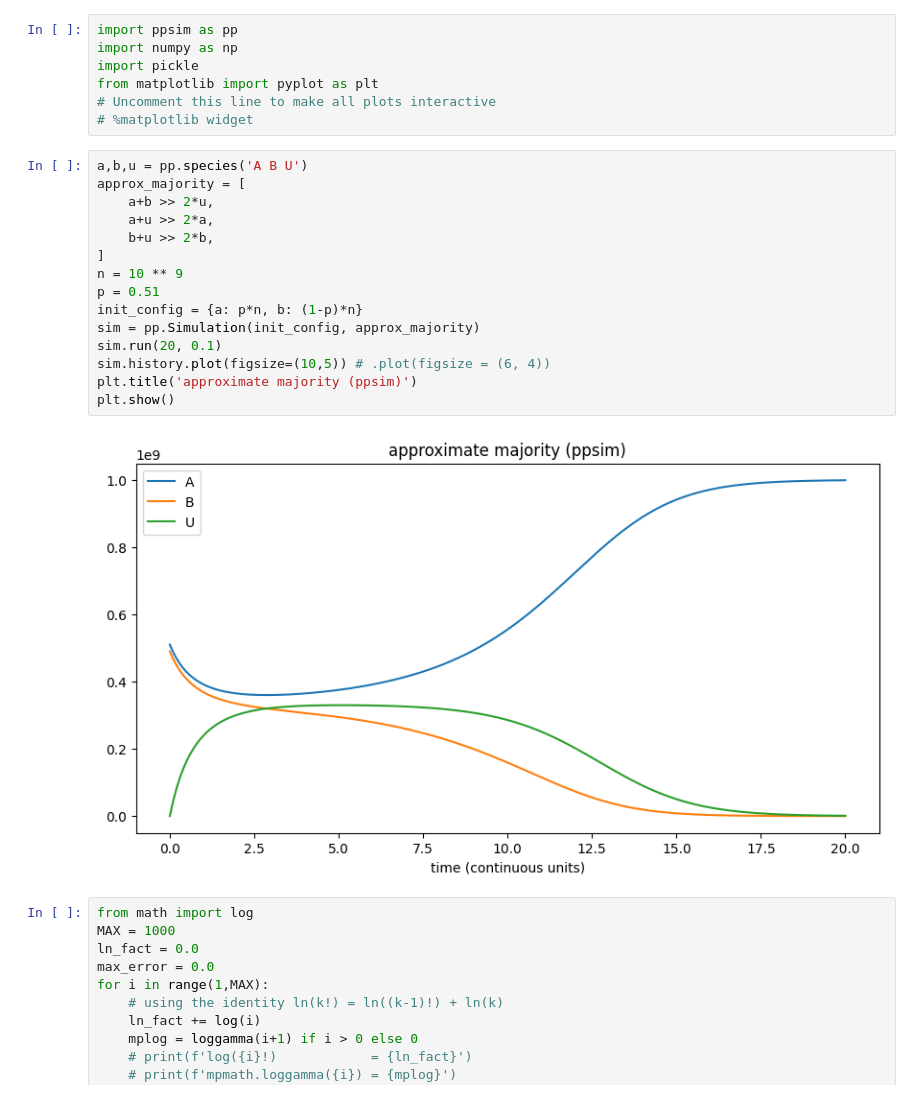
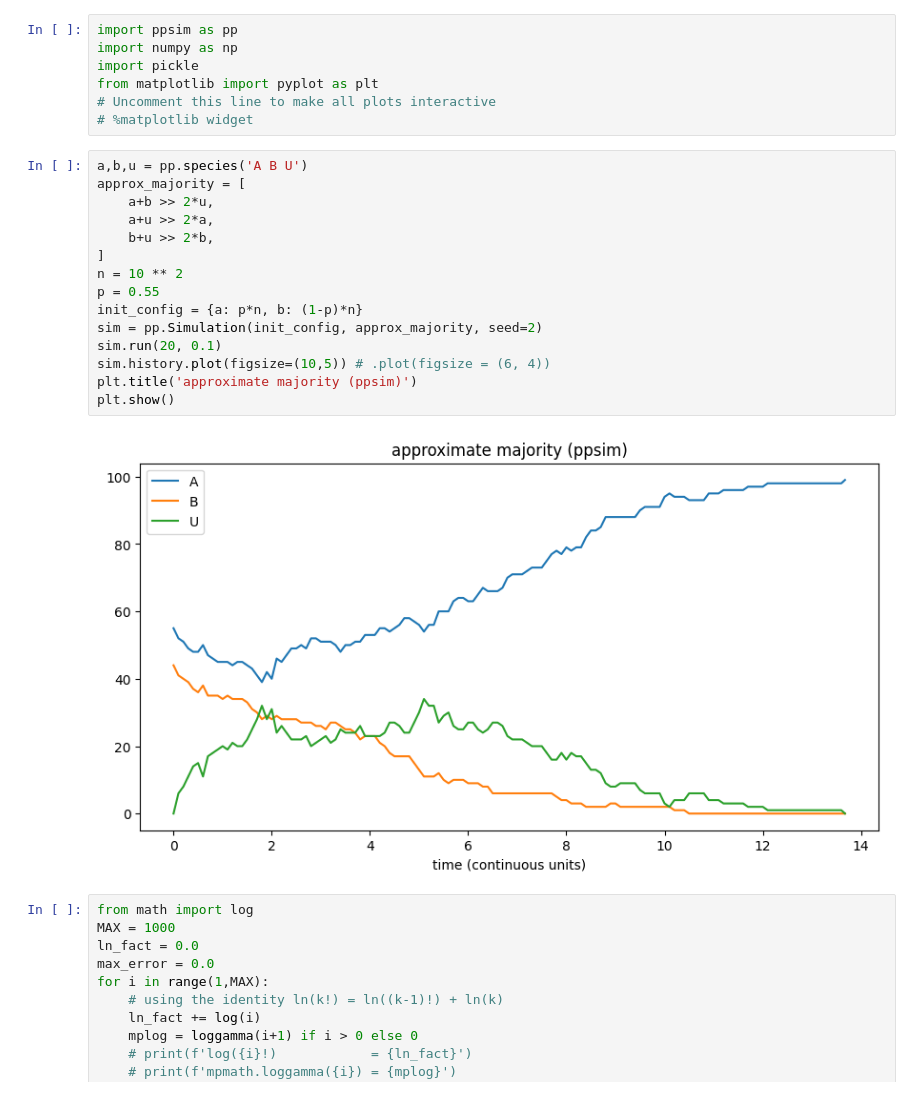
Before and after one commit to UC-Davis-molecular-computing/ppsim-rust, a Jupyter notebook: gamma.ipynb, the cells around one changed output. Saved outputs shown, nothing was run; the diff lists cells and outputs as text.

```diff
--- a/gamma.ipynb
+++ b/gamma.ipynb
@@ -8,20 +8,20 @@ from matplotlib import pyplot as plt
 # %%
 a,b,u = pp.species('A B U')
 approx_majority = [
     a+b >> 2*u,
     a+u >> 2*a,
     b+u >> 2*b,
 ]
-n = 10 ** 9
-p = 0.51
+n = 10 ** 2
+p = 0.55
 init_config = {a: p*n, b: (1-p)*n}
-sim = pp.Simulation(init_config, approx_majority)
+sim = pp.Simulation(init_config, approx_majority, seed=2)
 sim.run(20, 0.1)
 sim.history.plot(figsize=(10,5)) # .plot(figsize = (6, 4))
 plt.title('approximate majority (ppsim)')
 plt.show()
 # %% [output]
-[figure, old version]
+[figure, new version]
 # %%
 from math import log
 MAX = 1000
```
Also changed, not shown: 5 other files.
